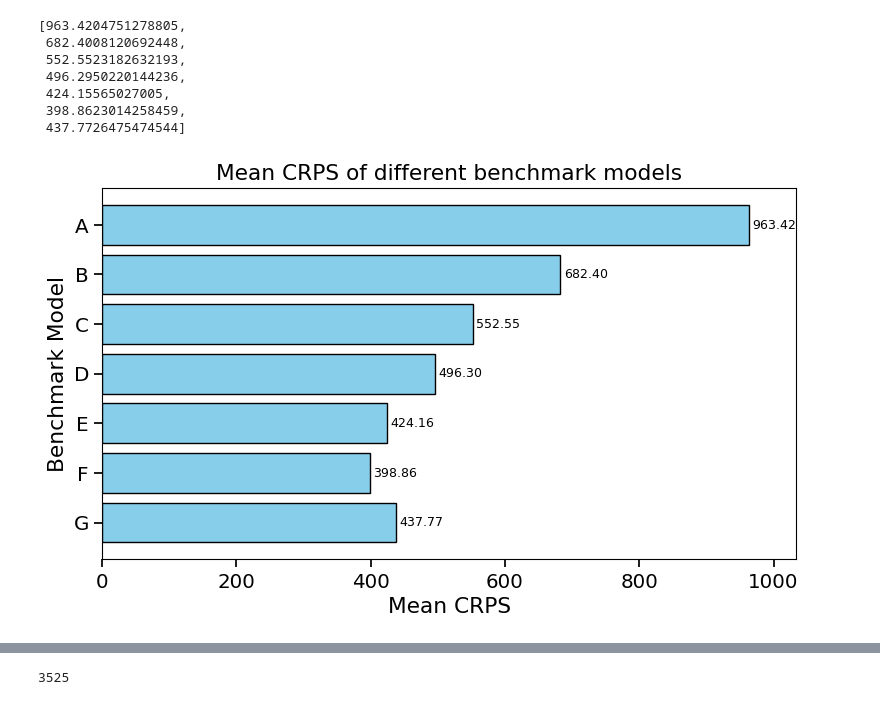
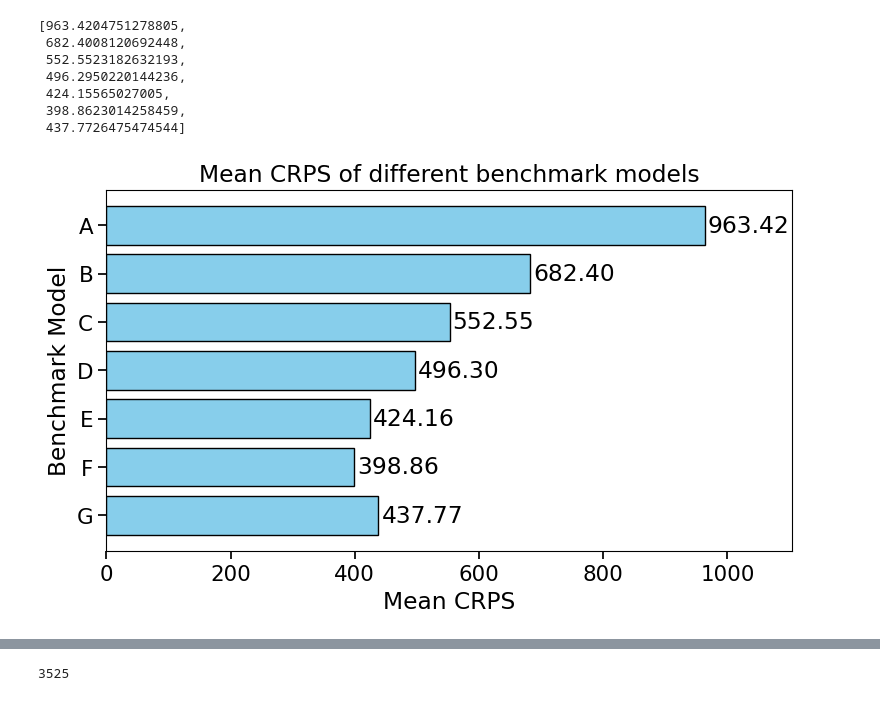
Before and after one commit to AnnaStiegler/Probabilistic-Forecasting-of-Bicycle-Counts-in-Karlsruhe-with-Neural-Networks, a Jupyter notebook: Code/(04) Benchmarking.ipynb, the cells around one changed output, grey strips where cells are left out. Cells and saved outputs as stored; diff of their text form; code cells hidden in the pictures.

Commit message:
More cleanup. got to notebook 10

```diff
--- a/Code/(04) Benchmarking.ipynb
+++ b/Code/(04) Benchmarking.ipynb
@@ -16,10 +28,10 @@ tf.random.set_seed(16)
 # %%
-plt.rcParams.update({'font.size': 13})
-sns.set_context("notebook", font_scale=1.3, rc={"axes.linewidth": 0.8, "lines.linewidth": 1})
+plt.rcParams.update({'font.size': 14})
+sns.set_context("notebook", font_scale=1.4, rc={"axes.linewidth": 0.8, "lines.linewidth": 1})
 # %%
-df_train = pd.read_csv(r"C:\Users\aisti\OneDrive\Dokumente\Uni\Bachelorarbeit\Daten\df_train.csv")
+df_train = pd.read_csv(r"data\df_train.csv")
 # %%
-df_test = pd.read_csv(r"C:\Users\aisti\OneDrive\Dokumente\Uni\Bachelorarbeit\Daten\df_test.csv")
+df_test = pd.read_csv(r"data\df_test.csv")
 # %%
 #save a copy of the raw data
 df_train_raw = df_train.copy()
@@ -668,26 +676,28 @@ labels_splits = list("ABCDEFG")
 
 crps_splits_best_bm = crps_splits_best_bm[::-1]
 labels_splits = labels_splits[::-1]
+# %%
+base_path_plots = Path(r"Figures\(04) Benchmarking")
 # %%
 # Create horizontal bar chart
 plt.figure(figsize=(8, 5))
 plt.barh(labels_splits, crps_splits_best_bm, color='skyblue', edgecolor='black')
 
 # Add labels and title
 plt.ylabel("Benchmark Model")
 plt.xlabel("Mean CRPS")
 plt.title("Mean CRPS of different benchmark models")
-plt.xlim(0, max(crps_splits_best_bm) + 70)
+plt.xlim(0, max(crps_splits_best_bm) + 140)
 
 # Show values on bars
 for i, v in enumerate(crps_splits_best_bm):
-    plt.text(v + 5, i, f"{v:.2f}", va='center', fontsize=9)
+    plt.text(v + 5, i, f"{v:.2f}", va='center')
 
 plt.tight_layout()
-plt.gcf().savefig(r"C:\Users\aisti\OneDrive\Dokumente\Uni\Bachelorarbeit\Abbildungen\(01a) Fahrraddaten_Benchmarking\splits_to_best_bm.png")
+plt.gcf().savefig(base_path_plots / "splits_to_best_bm.png")
 plt.show()
 # %% [output]
-[figure, old version]
+[figure, new version]
 # %%
 std_bike_count = df_train['bike_count'].std()
 mean_bike_count = df_train['bike_count'].mean()
```
Also changed, not shown: parts of 27 cells of this notebook, 19 other files.
